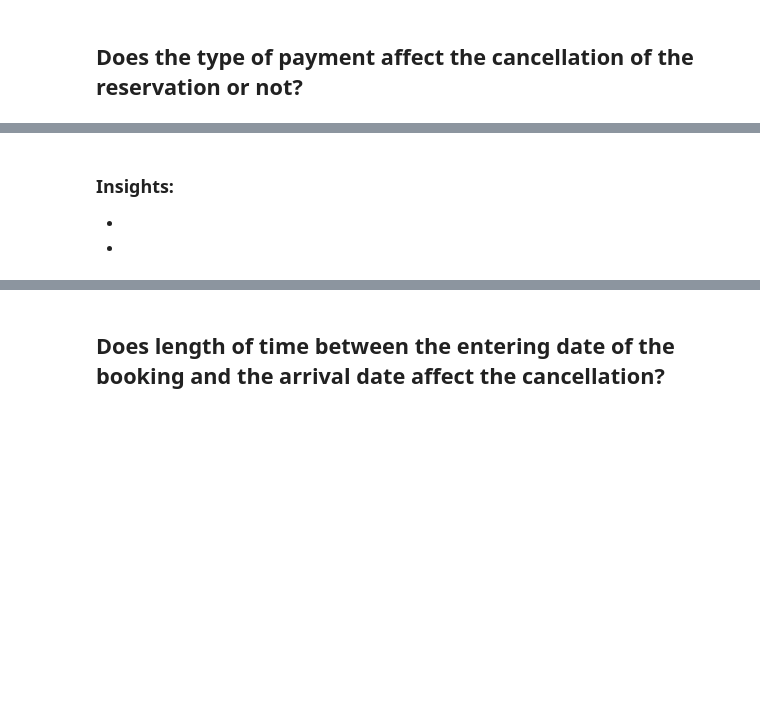
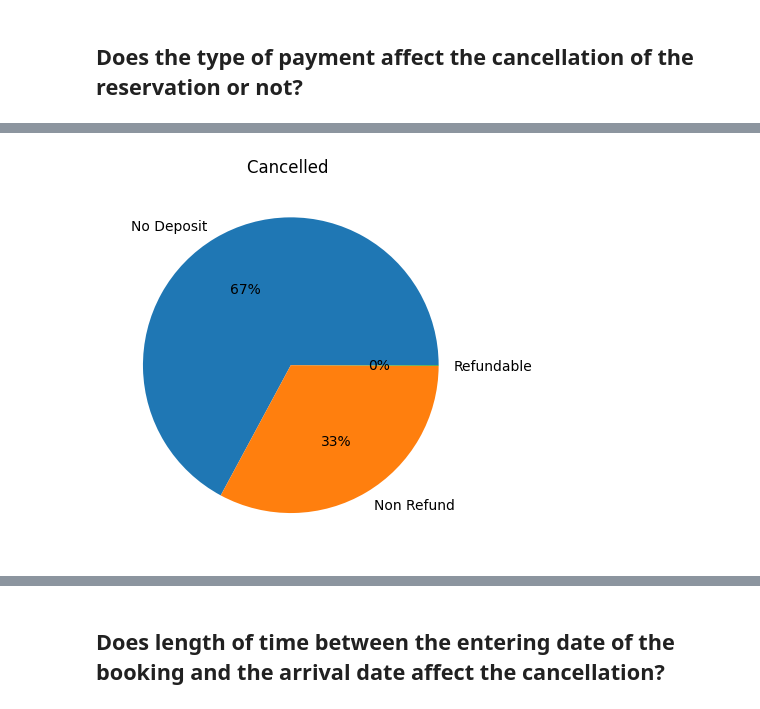
Before and after one commit to Tuwaiq-Data-Science-Bootcamp-V5/CV_and_GS-Lab1, a Jupyter notebook: CV_Assignment.ipynb, the cells around one changed output, grey strips where cells are left out. Saved outputs shown, nothing was run; the diff lists cells and outputs as text; code cells hidden in the pictures; blank space fills up the shorter version.

```diff
--- a/CV_Assignment.ipynb
+++ b/CV_Assignment.ipynb
@@ -110,4 +111,8 @@ df.describe(include='object')
-# %% [markdown]
-### Insights:
--
--
+# %%
+df_cancelled = df[df['is_canceled']==1]
+# %%
+plt.pie(df_cancelled['deposit_type'].value_counts(),labels=df_cancelled['deposit_type'].value_counts().index,autopct=('%.0f%%'))
+plt.title("Cancelled ")
+plt.show()
+# %% [output]
+[figure, added]
```
Also changed, not shown: parts of 25 cells of this notebook.
